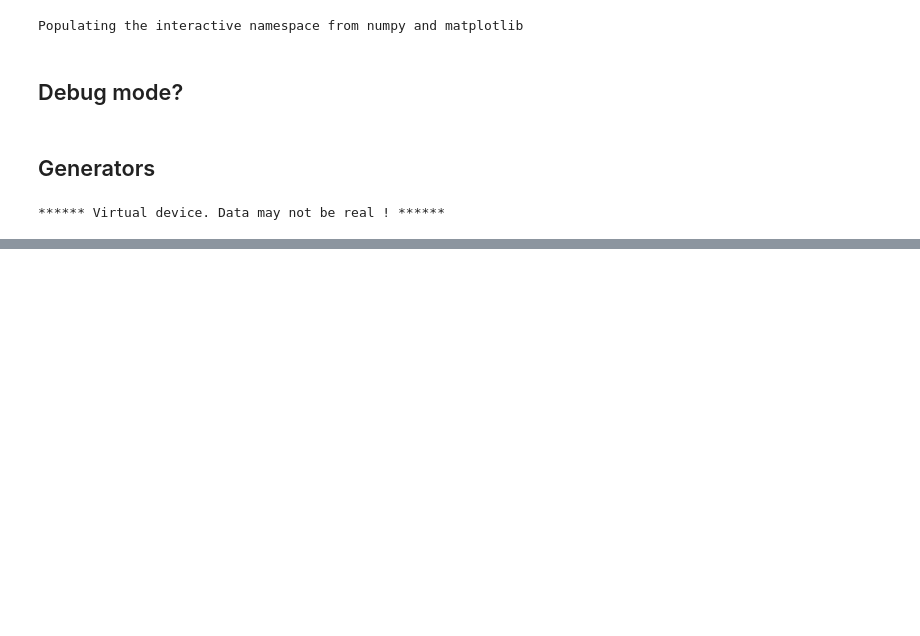
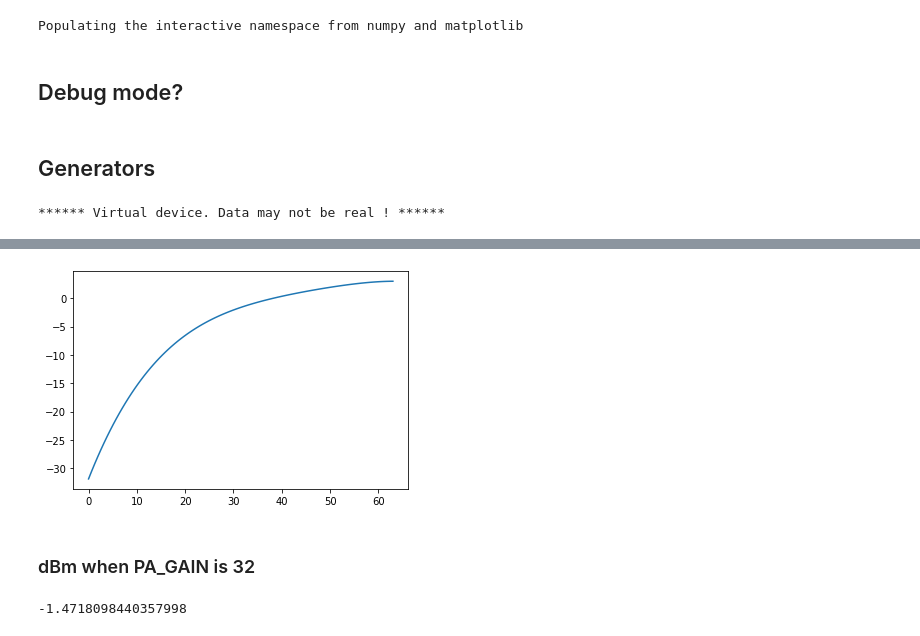
Before and after one commit to Wei1234c/FM_Transceivers, a Jupyter notebook: notebooks/Functional test/RDA5820 Functional Test.ipynb, the cells around one changed output, grey strips where cells are left out. Cells and saved outputs as stored; diff of their text form; code cells hidden in the pictures; blank space fills up the shorter version.

```diff
--- a/notebooks/Functional test/RDA5820 Functional Test.ipynb
+++ b/notebooks/Functional test/RDA5820 Functional Test.ipynb
@@ -138,0 +311,15 @@ df[df.different == 1]
+# %%
+x = np.linspace(1e-19, 63, 100)
+order = 4
+# %%
+pl = np.polyfit(values, dbs, order)
+y = np.polyval(pl, x)
+plt.plot(x, y);
+# %% [output]
+[figure, added]
+# %% [markdown]
+### dBm when PA_GAIN is 32
+# %%
+np.polyval(pl, 32)
+# %% [output]
+-1.4718098440357998
```
Also changed, not shown: parts of 71 cells of this notebook, 23 other files.
